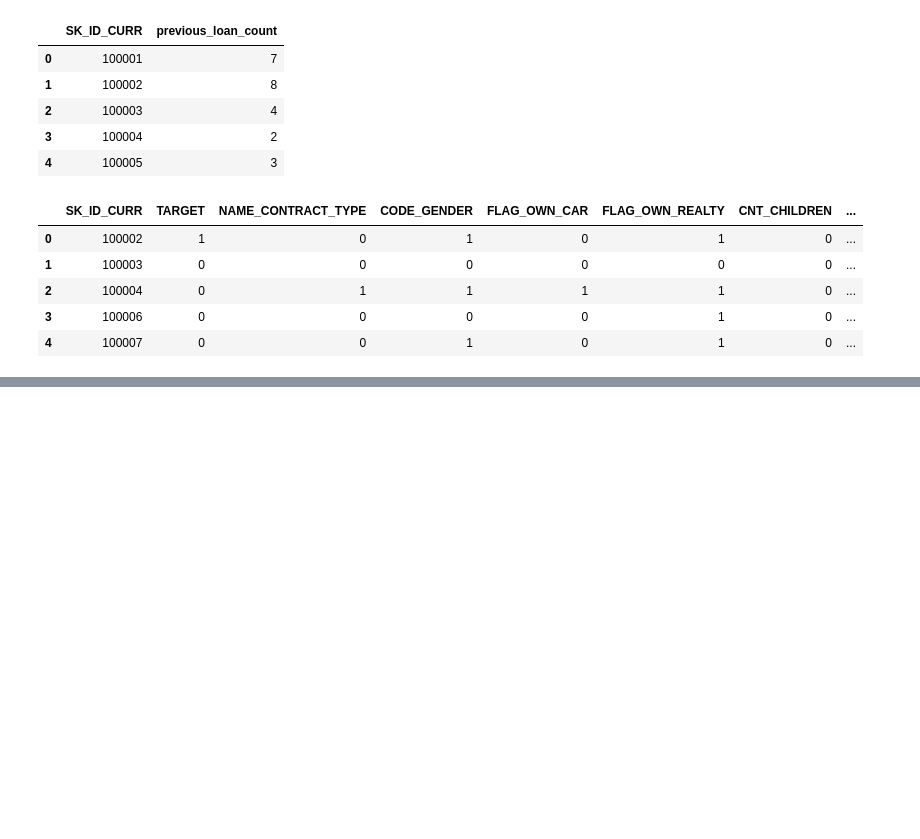
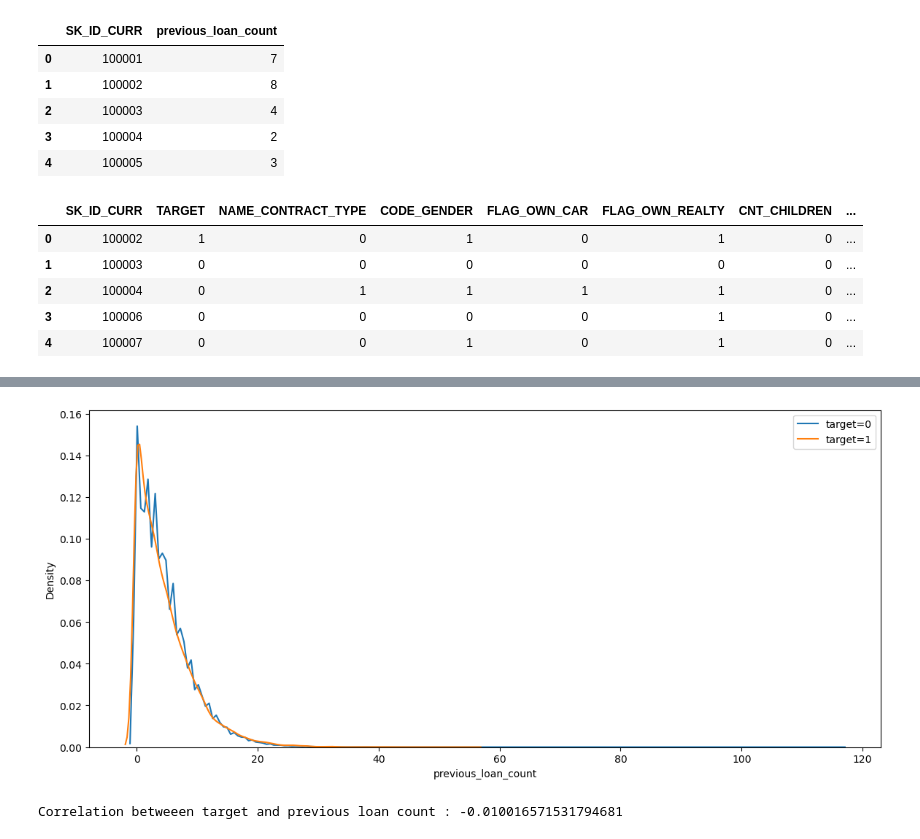
Before and after one commit to yuvraj619/Home_Credit_Default_Risk, a Jupyter notebook: home_credit_default_risk.ipynb, the cells around one changed output, grey strips where cells are left out. Cells and saved outputs as stored; diff of their text form; code cells hidden in the pictures; blank space fills up the shorter version.

```diff
--- a/home_credit_default_risk.ipynb
+++ b/home_credit_default_risk.ipynb
@@ -614 +613,14 @@ df_new.head()
 | 4 | 100007 | 0 | 0 | 1 | 0 | 1 | 0 | ... |
+# %%
+plt.figure(figsize = (14, 6))
+sns.kdeplot(df_new.loc[df_new['TARGET']==0,'previous_loan_count'],label='target=0')
+sns.kdeplot(df_new.loc[df_new['TARGET']==1,'previous_loan_count'],label='target=1')
+plt.legend()
+plt.show()
+# %% [output]
+[figure, added]
+# %%
+corr=df_new.TARGET.corr(df_new.previous_loan_count)
+print(f'Correlation betweeen target and previous loan count : {corr}')
+# %% [output]
+Correlation betweeen target and previous loan count : -0.010016571531794681
```
Also changed, not shown: parts of 6 cells of this notebook.
